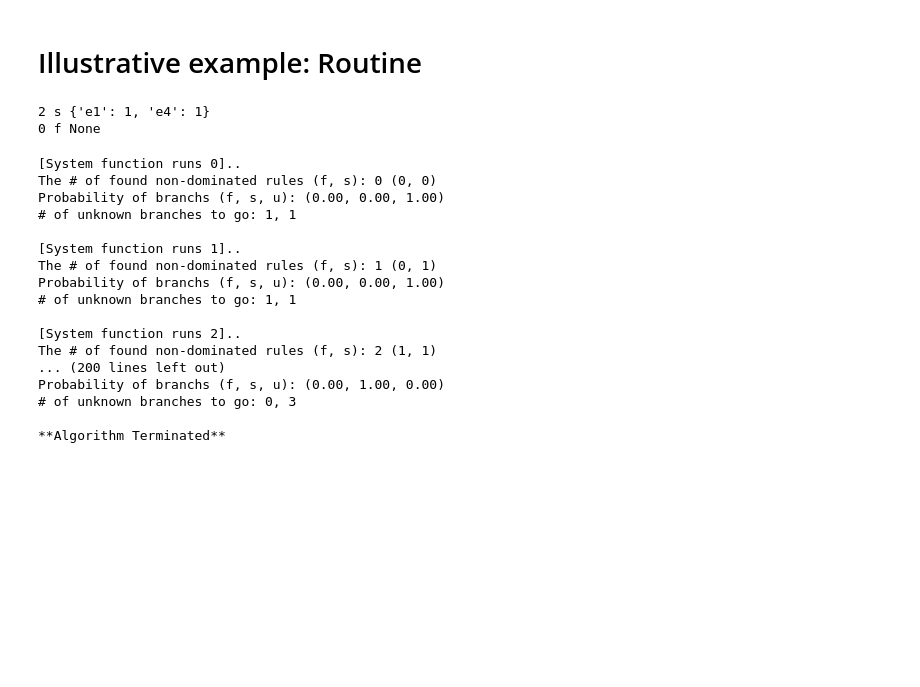
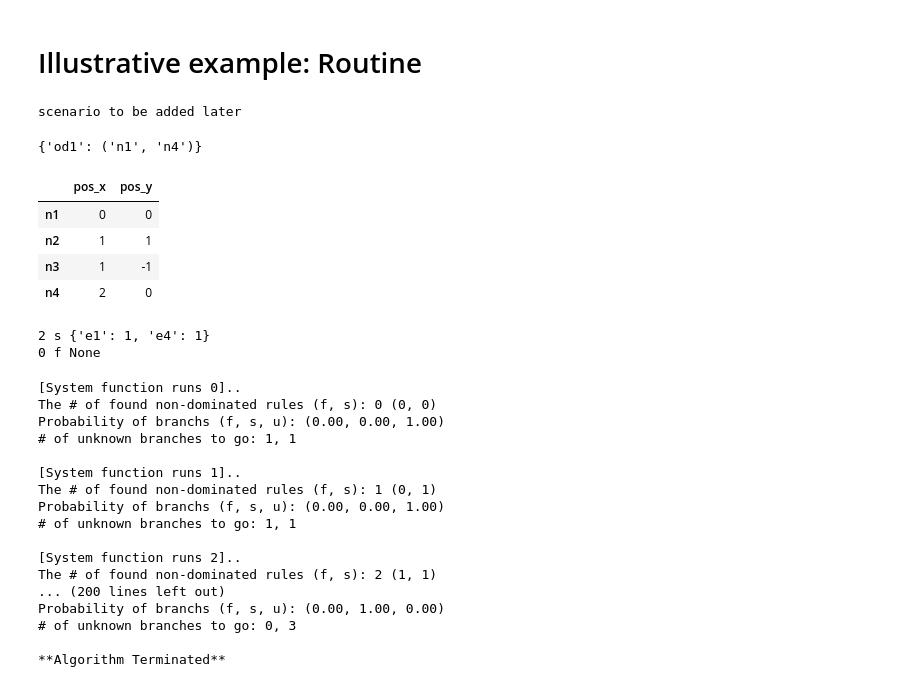
Before and after one commit to jieunbyun/BNS-JT, a Jupyter notebook: notebooks/gbnb_paper_ex.ipynb, the cells around one changed output. Saved outputs shown, nothing was run; the diff lists cells and outputs as text; code cells hidden in the pictures; blank space fills up the shorter version.

```diff
--- a/gbnb_paper_ex.ipynb
+++ b/notebooks/gbnb_paper_ex.ipynb
@@ -26,3 +31,5 @@ n_arc = len(arcs)
 probs = {'e1': {0: 0.01, 1:0.99}, 'e2': {0:0.02, 1:0.98}, 'e3': {0:0.03, 1:0.97}, 'e4': {0:0.04, 1:0.96}, 'e5': {0:0.05, 1:0.95}}
 
 od_pair=('n1','n4')
+# %%
+nodes = pd.DataFrame(node_coords, index=['pos_x', 'pos_y']).T
@@ -29,3 +38,19 @@ od_pair=('n1','n4')
+# %%
+cfg = config.Config('/home/hyeuk/Projects/BNS_JT/BNS_JT/demos/routine/config.json')
+# %% [output]
+scenario to be added later
+# %%
+cfg.infra['ODs']
+# %% [output]
+{'od1': ('n1', 'n4')}
+# %%
+nodes
+# %% [output]
+|  | pos_x | pos_y |
+| n1 | 0 | 0 |
+| n2 | 1 | 1 |
+| n3 | 1 | -1 |
+| n4 | 2 | 0 |
 # %%
 def conn(comps_st, od_pair, arcs): # connectivity analysis
     G = nx.Graph()
```
Also changed, not shown: parts of 7 cells of this notebook, 12 other files.
